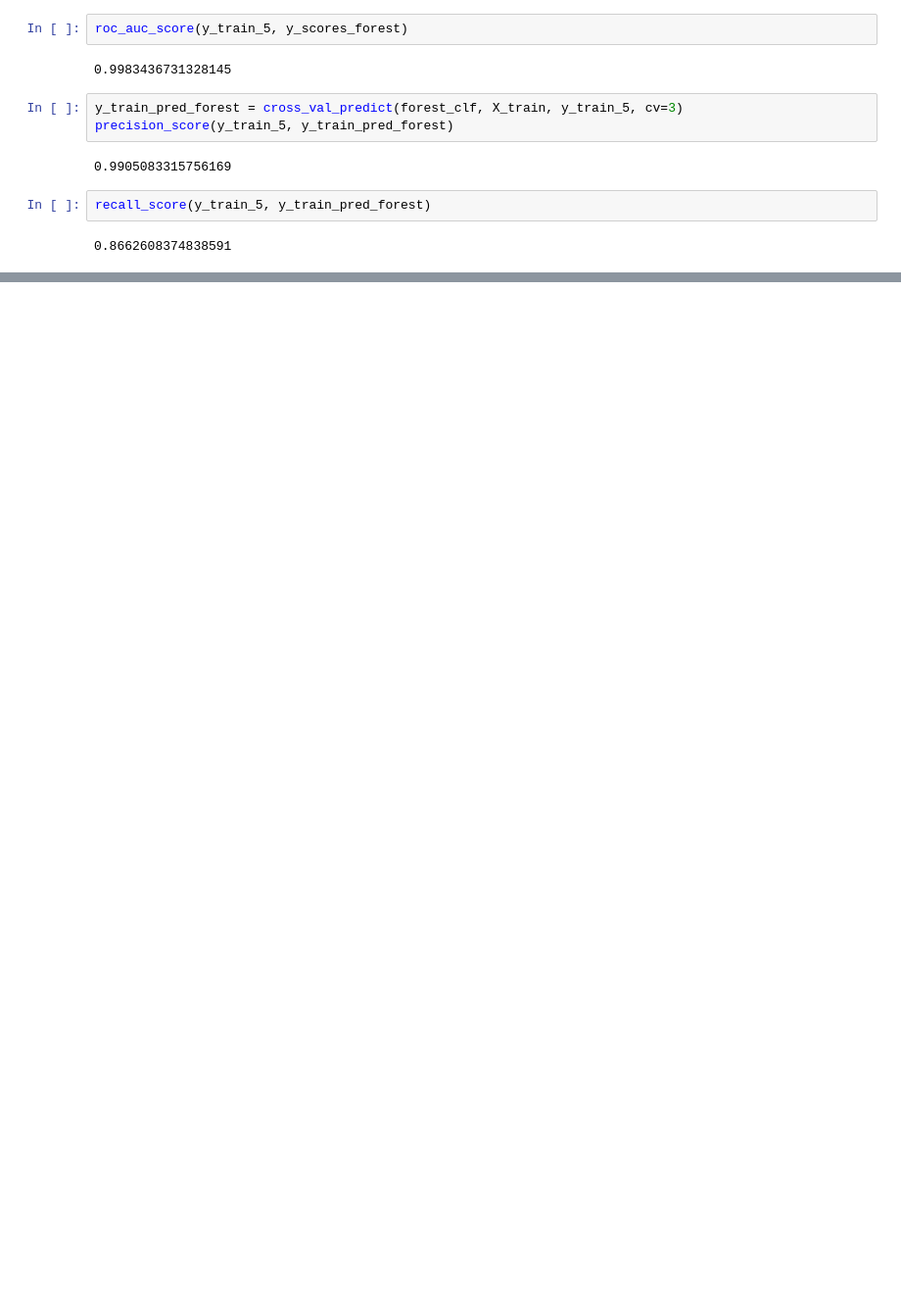
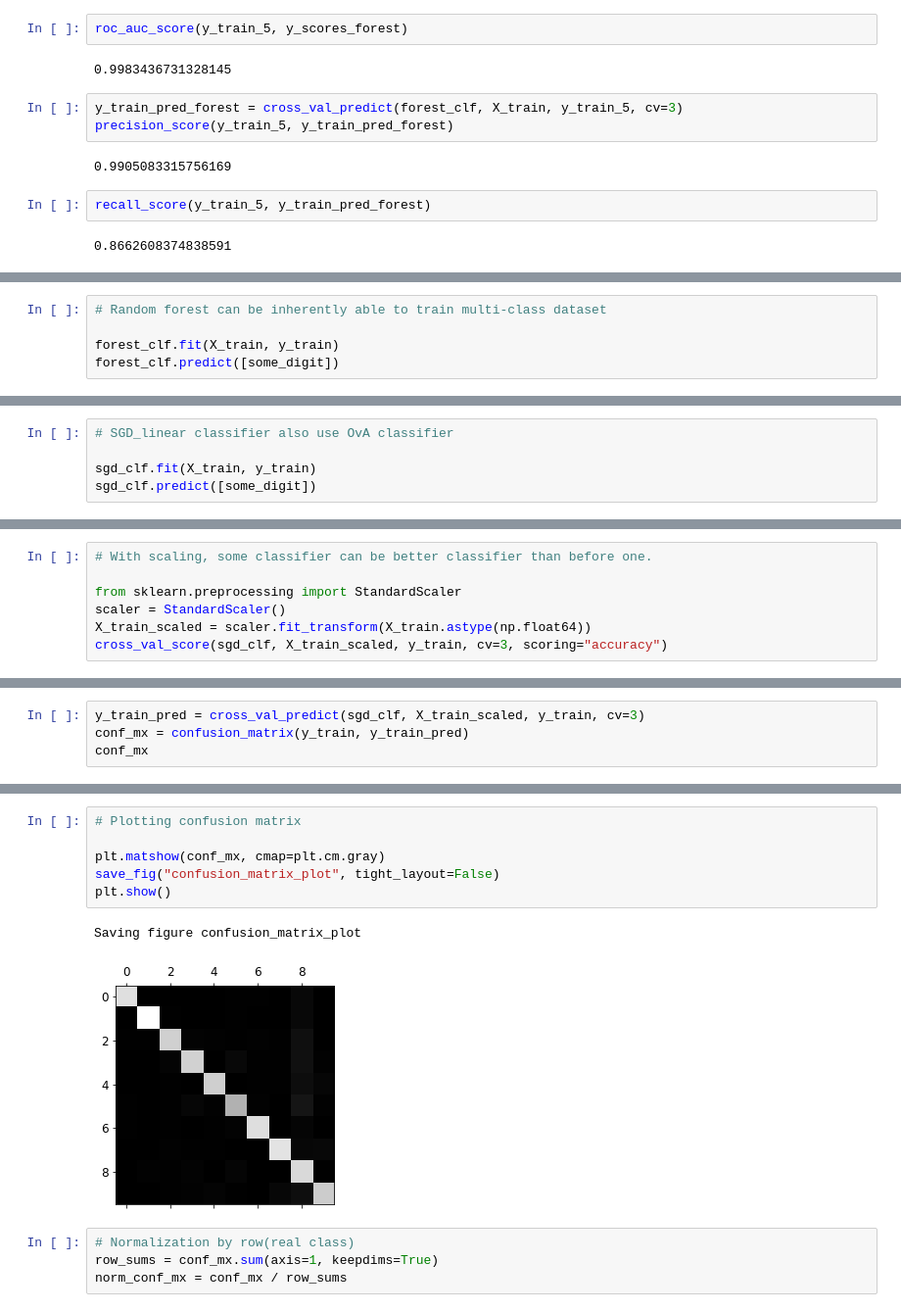
Before and after one commit to Oppo-sit/AI_AtoZ, a Jupyter notebook: Hands_on_ml/chapter_3/03_Classification.ipynb, the cells around one changed output, grey strips where cells are left out. Shown: that part at 98% size. Cells and saved outputs as stored; diff of their text form; blank space fills up the shorter version.

```diff
--- a/Hands_on_ml/chapter_3/03_Classification.ipynb
+++ b/Hands_on_ml/chapter_3/03_Classification.ipynb
@@ -437,0 +495,5 @@ recall_score(y_train_5, y_train_pred_forest)
+# %%
+# Random forest can be inherently able to train multi-class dataset
+
+forest_clf.fit(X_train, y_train)
+forest_clf.predict([some_digit])
@@ -437,0 +508,5 @@ recall_score(y_train_5, y_train_pred_forest)
+# %%
+# SGD_linear classifier also use OvA classifier
+
+sgd_clf.fit(X_train, y_train)
+sgd_clf.predict([some_digit])
@@ -437,0 +526,7 @@ recall_score(y_train_5, y_train_pred_forest)
+# %%
+# With scaling, some classifier can be better classifier than before one.
+
+from sklearn.preprocessing import StandardScaler
+scaler = StandardScaler()
+X_train_scaled = scaler.fit_transform(X_train.astype(np.float64))
+cross_val_score(sgd_clf, X_train_scaled, y_train, cv=3, scoring="accuracy")
@@ -437,0 +539,4 @@ recall_score(y_train_5, y_train_pred_forest)
+# %%
+y_train_pred = cross_val_predict(sgd_clf, X_train_scaled, y_train, cv=3)
+conf_mx = confusion_matrix(y_train, y_train_pred)
+conf_mx
@@ -437,0 +563,13 @@ recall_score(y_train_5, y_train_pred_forest)
+# %%
+# Plotting confusion matrix
+
+plt.matshow(conf_mx, cmap=plt.cm.gray)
+save_fig("confusion_matrix_plot", tight_layout=False)
+plt.show()
+# %% [output]
+Saving figure confusion_matrix_plot
+[figure, added]
+# %%
+# Normalization by row(real class)
+row_sums = conf_mx.sum(axis=1, keepdims=True)
+norm_conf_mx = conf_mx / row_sums
```
Also changed, not shown: parts of 31 cells of this notebook, 9 other files.
